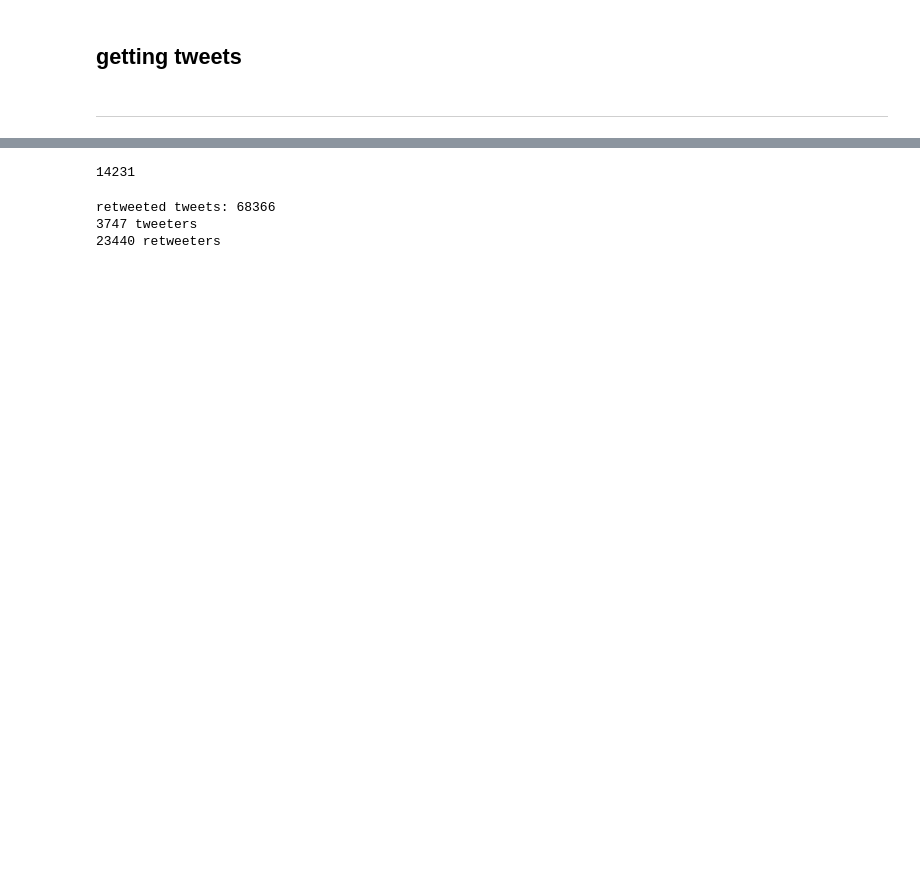
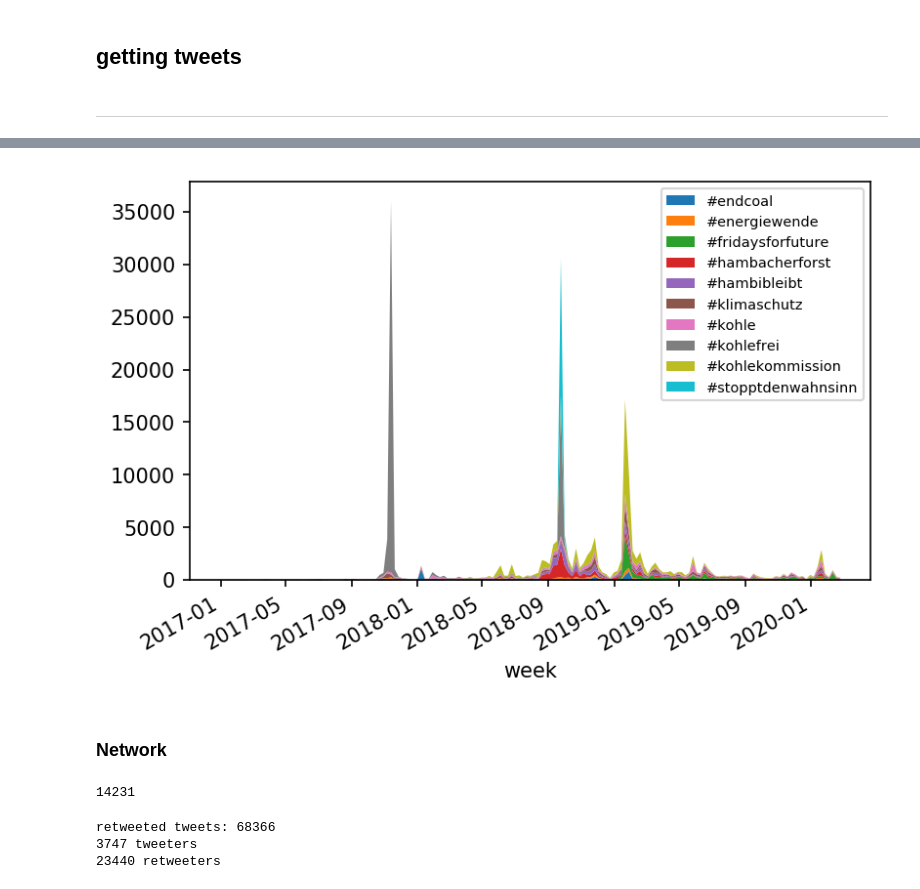
Before and after one commit to yuantinglee/twitter-discourse, a Jupyter notebook: analysis/rt_network.ipynb, the cells around one changed output, grey strips where cells are left out. Cells and saved outputs as stored; diff of their text form; code cells hidden in the pictures; blank space fills up the shorter version.

```diff
--- a/analysis/rt_network.ipynb
+++ b/analysis/rt_network.ipynb
@@ -126,3 +157,41 @@ qcomb = query1 | query2
+# %%
+last = qcomb.filter(created_at__isnull=False).order_by('created_at').last().created_at
+first = qcomb.filter(created_at__isnull=False).order_by('created_at').first().created_at
+first = django.utils.timezone.make_aware(datetime.datetime(2017,1,1))
+
+now = last
+all_hts = []
+while now > first:
+    hts = []
+    last = now
+    now = now - datetime.timedelta(days=7)
+    for t in qcomb.filter(entities__hashtags__iregex='\w', created_at__gt=now, created_at__lte=last):
+        for hashtag in t.entities['hashtags']:
+            try:
+                ht = [x for x in hts if x['text']=="#"+hashtag['text'].lower()][0]
+                ht['count']+=1
+            except:
+                ht = {"week":now, "text": "#"+hashtag["text"].lower(), "count": 1}
+                hts.append(ht)
+    all_hts += hts
+
+weekly_ht_df = pd.DataFrame.from_dict(all_hts)
+# %%
+fig, ax = plt.subplots(dpi=150)
+ntags = 10
+pdf = (weekly_ht_df[weekly_ht_df['text'].isin(ht_df.head(ntags+1).tail(ntags)['text'])]
+       .set_index('week')
+       .pivot(values="count",columns="text")
+       .fillna(0))
+
+#plt.rc('legend',fontsize='small')
+fig = pdf.plot.area(ax=ax, linewidth=0)
+ax.legend(loc=1, fontsize='x-small')
+plt.show()
+# %% [output]
+[figure, added]
+# %% [markdown]
+### Network
 # %%
 min_tweets = 2
 # %%
```
Also changed, not shown: parts of 26 cells of this notebook.
